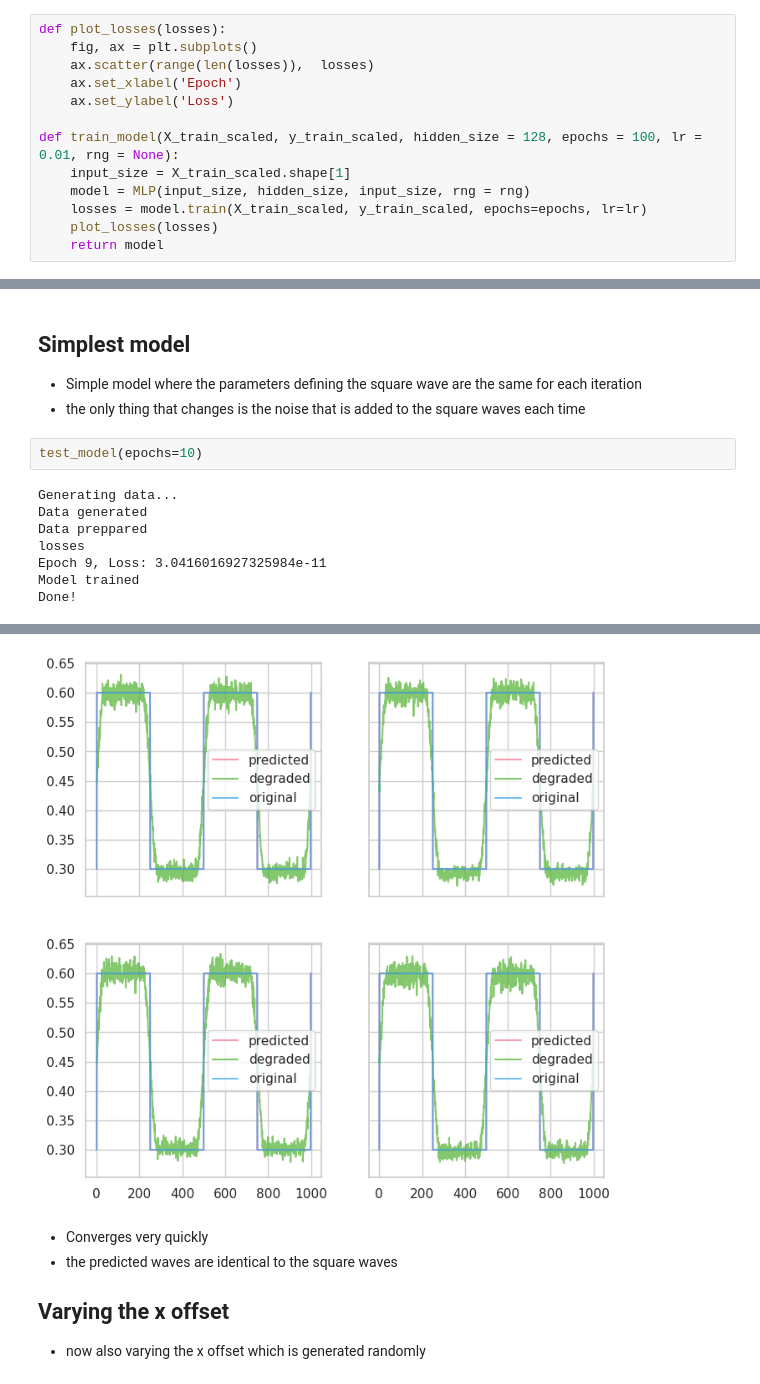
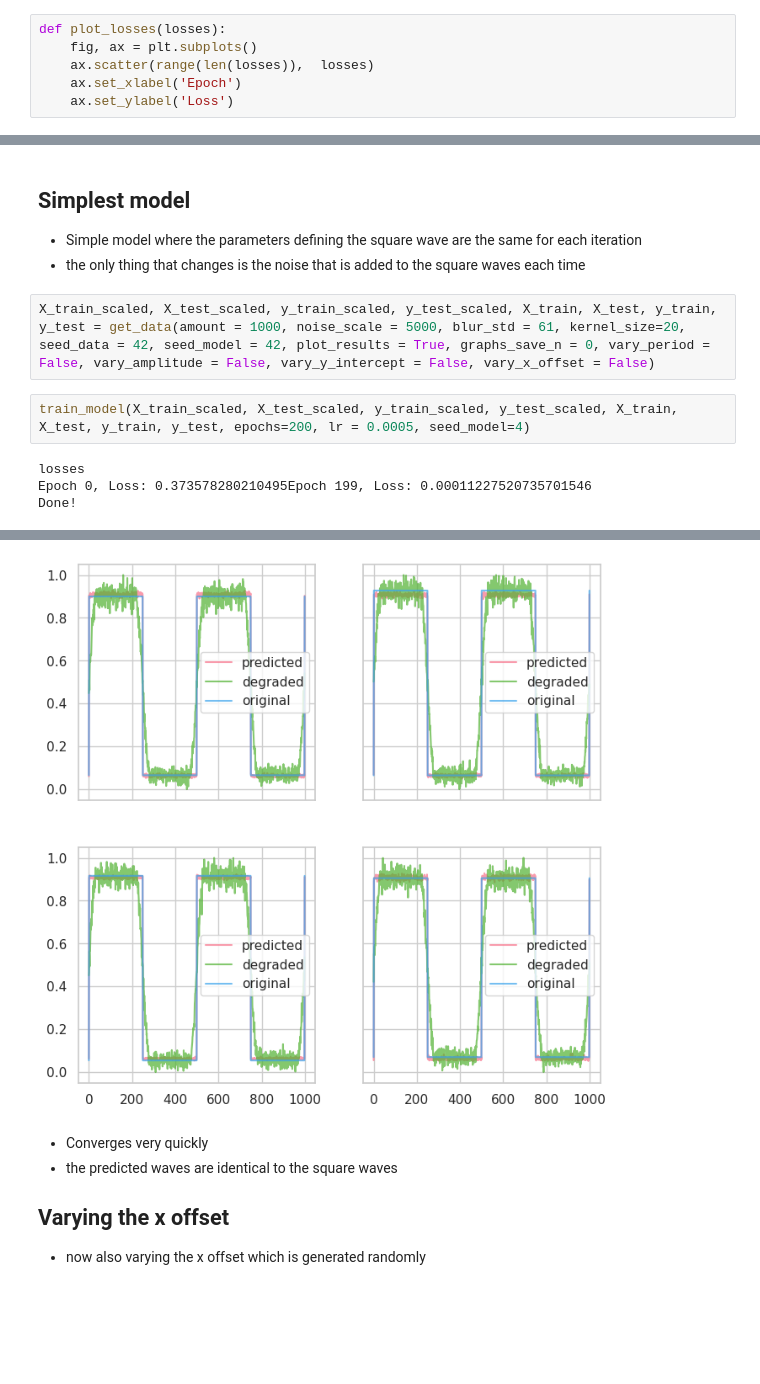
Before and after one commit to MalachiHibbins/Deconvolution-By-Machine-Learning, a Jupyter notebook: LabBook/Week7/MachineLearningFunction.ipynb, the cells around one changed output, grey strips where cells are left out. Saved outputs shown, nothing was run; the diff lists cells and outputs as text; blank space fills up the shorter version.

```diff
--- a/LabBook/Week7/MachineLearningFunction.ipynb
+++ b/LabBook/Week7/MachineLearningFunction.ipynb
@@ -172,13 +170,6 @@ def plot_losses(losses):
     ax.scatter(range(len(losses)),  losses)
     ax.set_xlabel('Epoch')
     ax.set_ylabel('Loss')
-
-def train_model(X_train_scaled, y_train_scaled, hidden_size = 128, epochs = 100, lr = 0.01, rng = None):
-    input_size = X_train_scaled.shape[1]
-    model = MLP(input_size, hidden_size, input_size, rng = rng)
-    losses = model.train(X_train_scaled, y_train_scaled, epochs=epochs, lr=lr)
-    plot_losses(losses)
-    return model
 # %% [markdown]
 ## Testing
 - `amount` is the number of waves that are generated for training and testing
@@ -248,13 +241,11 @@ def test_model(amount = 10000, noise_scale = 5000, blur_std = 61, kernel_size=20
 ## Simplest model
 - Simple model where the parameters defining the square wave are the same for each iteration
 - the only thing that changes is the noise that is added to the square waves each time
+# %%
+X_train_scaled, X_test_scaled, y_train_scaled, y_test_scaled, X_train, X_test, y_train, y_test = get_data(amount = 1000, noise_scale = 5000, blur_std = 61, kernel_size=20, seed_data = 42, seed_model = 42, plot_results = True, graphs_save_n = 0, vary_period = False, vary_amplitude = False, vary_y_intercept = False, vary_x_offset = False)
 # %%
-test_model(epochs=10)
+train_model(X_train_scaled, X_test_scaled, y_train_scaled, y_test_scaled, X_train, X_test, y_train, y_test, epochs=200, lr = 0.0005, seed_model=4)
 # %% [output]
-Generating data...
-Data generated
-Data preppared
 losses
-Epoch 9, Loss: 3.0416016927325984e-11
-Model trained
+Epoch 0, Loss: 0.373578280210495Epoch 199, Loss: 0.00011227520735701546
 Done!
@@ -262,4 +253,4 @@ Done!
-[figure, old version]
+[figure, new version]
 # %% [markdown]
 - Converges very quickly
 - the predicted waves are identical to the square waves
```
Also changed, not shown: parts of 6 cells of this notebook, 1 other file.
